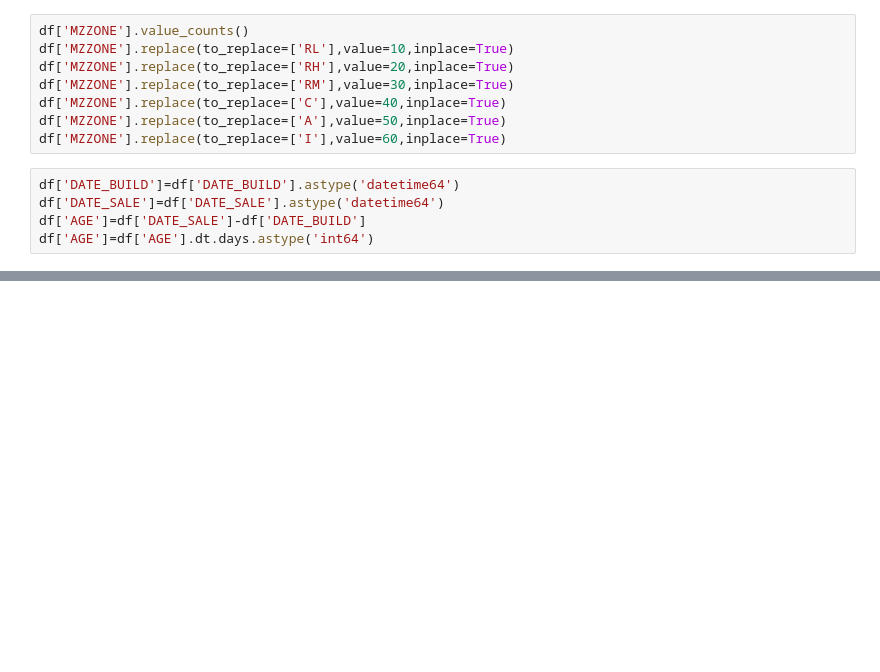
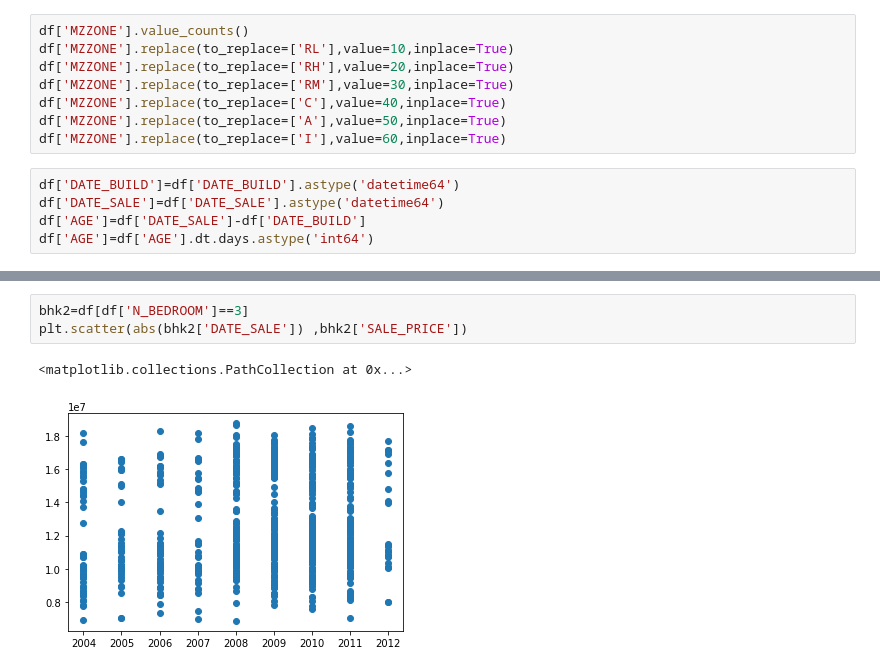
Before and after one commit to henselwilson/ChennaiHousePriceAnalysisAndPrediction, a Jupyter notebook: ChennaiHousePricePrediction.ipynb, the cells around one changed output, grey strips where cells are left out. Drawn from its saved outputs; the diff is of its cells as text; blank space fills up the shorter version.

```diff
--- a/ChennaiHousePricePrediction.ipynb
+++ b/ChennaiHousePricePrediction.ipynb
@@ -191,0 +119,6 @@ array([[30, 1004, Timestamp('2011-04-05 00:00:00'), 131, 1.0, 1.0, 3, 30,
+# %%
+bhk2=df[df['N_BEDROOM']==3]
+plt.scatter(abs(bhk2['DATE_SALE']) ,bhk2['SALE_PRICE'])
+# %% [output]
+<matplotlib.collections.PathCollection at 0x...>
+[figure, added]
```
Also changed, not shown: parts of 31 cells of this notebook.
